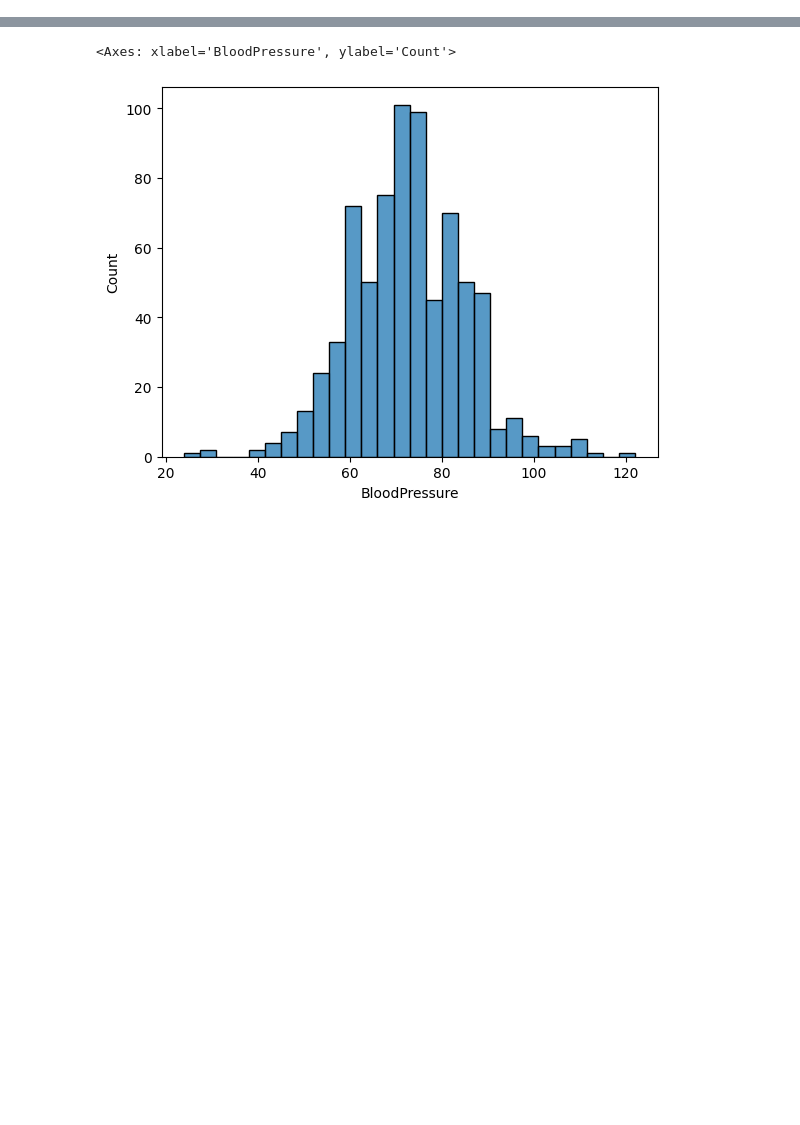
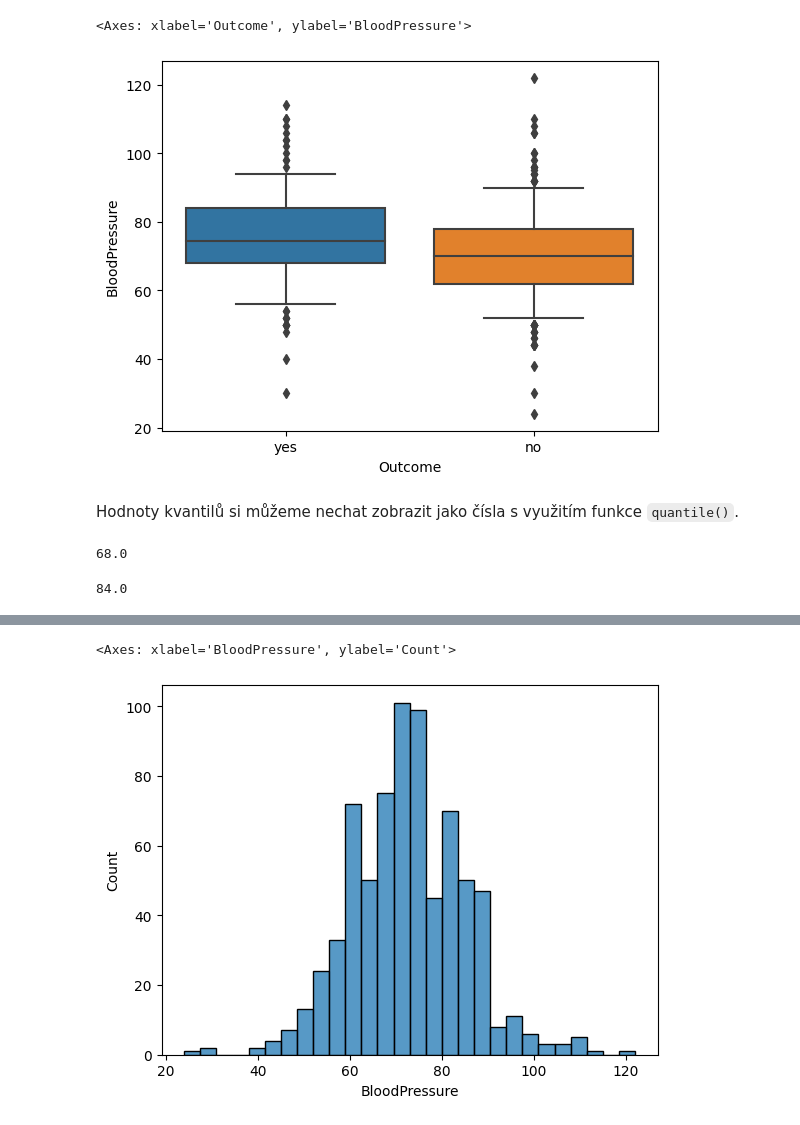
Before and after one commit to pesikj/PythonProDataScience, a Jupyter notebook: 05/lekce.ipynb, the cells around one changed output, grey strips where cells are left out. Drawn from its saved outputs; the diff is of its cells as text; code cells hidden in the pictures; blank space fills up the shorter version.

```diff
--- a/05/lekce.ipynb
+++ b/05/lekce.ipynb
@@ -23,4 +30,4 @@ data.describe()
 # %%
 data = data[data["BloodPressure"] > 0]
-data.describe()
+sns.boxplot(data, x="Outcome", y="BloodPressure", whis=[5, 95])
 # %% [output]
@@ -35,0 +34,13 @@ data.describe()
+<Axes: xlabel='Outcome', ylabel='BloodPressure'>
+[figure, added]
+# %% [markdown]
+Hodnoty kvantilů si můžeme nechat zobrazit jako čísla s využitím funkce `quantile()`.
+# %%
+data_yes = data[data["Outcome"] == "yes"]
+np.quantile(data_yes["BloodPressure"], 0.25)
+# %% [output]
+68.0
+# %%
+np.quantile(data_yes["BloodPressure"], 0.75)
+# %% [output]
+84.0
```
Also changed, not shown: parts of 48 cells of this notebook, 7 other files.
